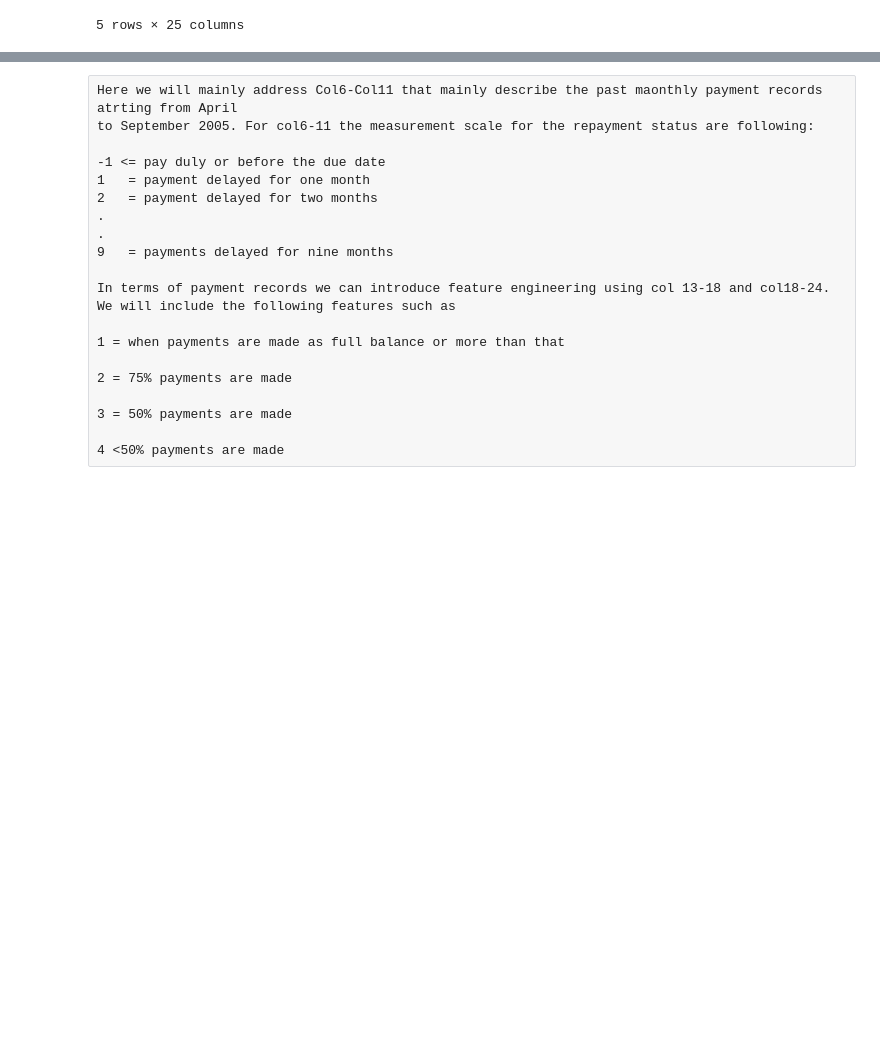
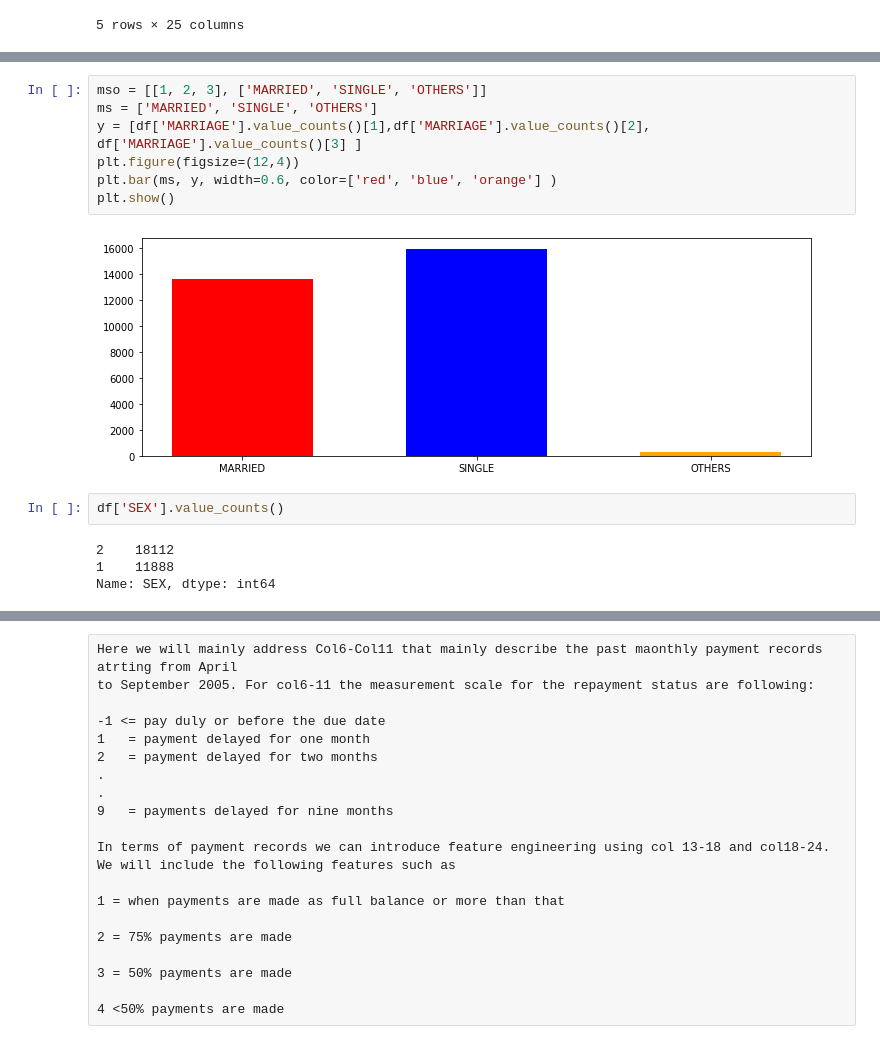
Before and after one commit to dsGitHubRepository/default-of-credit-card-clients, a Jupyter notebook: Rubric-Unit-8-5b-Capstone-Project-I-Milestone-Report.ipynb, the cells around one changed output, grey strips where cells are left out. Saved outputs shown, nothing was run; the diff lists cells and outputs as text; blank space fills up the shorter version.

```diff
--- a/Rubric-Unit-8-5b-Capstone-Project-I-Milestone-Report.ipynb
+++ b/Rubric-Unit-8-5b-Capstone-Project-I-Milestone-Report.ipynb
@@ -20,0 +60,15 @@ df.head()
+# %%
+mso = [[1, 2, 3], ['MARRIED', 'SINGLE', 'OTHERS']]
+ms = ['MARRIED', 'SINGLE', 'OTHERS']
+y = [df['MARRIAGE'].value_counts()[1],df['MARRIAGE'].value_counts()[2], df['MARRIAGE'].value_counts()[3] ]
+plt.figure(figsize=(12,4))
+plt.bar(ms, y, width=0.6, color=['red', 'blue', 'orange'] )
+plt.show()
+# %% [output]
+[figure, added]
+# %%
+df['SEX'].value_counts()
+# %% [output]
+2    18112
+1    11888
+Name: SEX, dtype: int64
```
Also changed, not shown: parts of 14 cells of this notebook.
